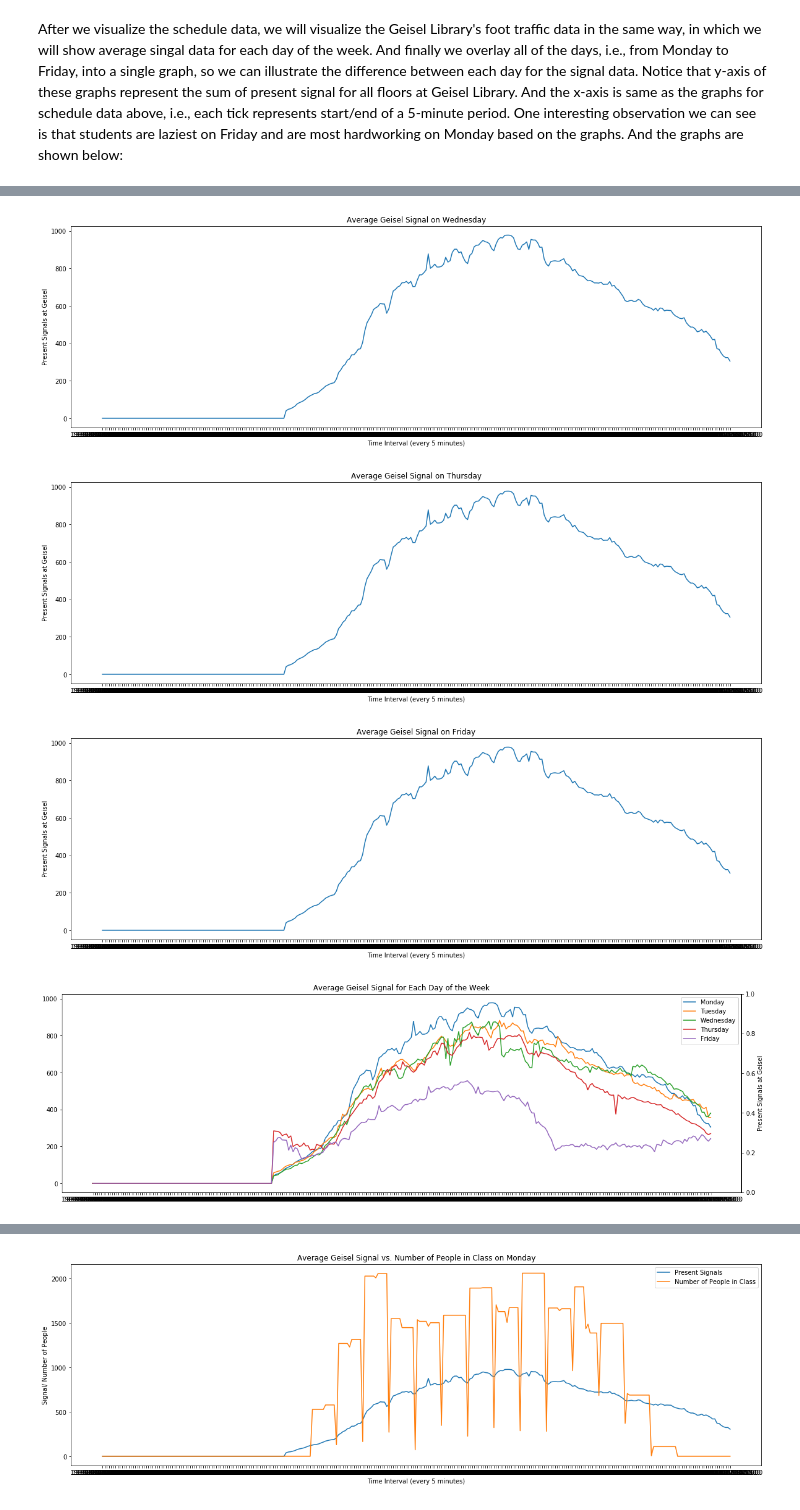
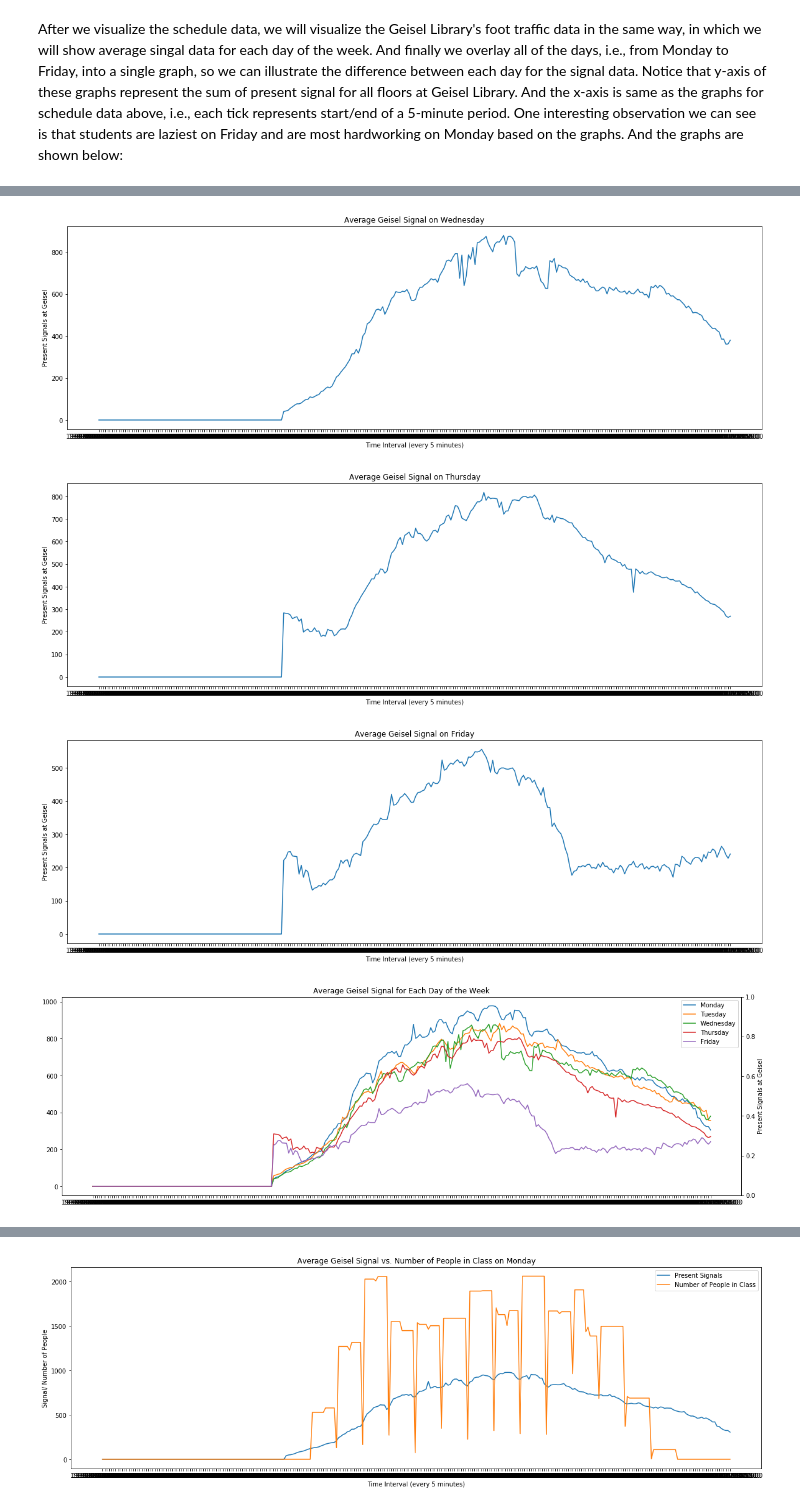
Before and after one commit to kelvinluime/Pr_059, a Jupyter notebook: FinalProject.ipynb, the cells around one changed output, grey strips where cells are left out. Drawn from its saved outputs; the diff is of its cells as text; code cells hidden in the pictures.

```diff
--- a/FinalProject.ipynb
+++ b/FinalProject.ipynb
@@ -1064,22 +1216,22 @@ plt.title('Average Geisel Signal on Monday')
 plt.xlabel('Time Interval (every 5 minutes)')
 plt.ylabel('Present Signals at Geisel')
 plt.show()
-plt.plot(tuesday_geisel_average_df['Time_Stamp'], monday_geisel_average_df['Present_Signals'])
+plt.plot(tuesday_geisel_average_df['Time_Stamp'], tuesday_geisel_average_df['Present_Signals'])
 plt.title('Average Geisel Signal on Tuesday')
 plt.xlabel('Time Interval (every 5 minutes)')
 plt.ylabel('Present Signals at Geisel')
 plt.show()
-plt.plot(wednesday_geisel_average_df['Time_Stamp'], monday_geisel_average_df['Present_Signals'])
+plt.plot(wednesday_geisel_average_df['Time_Stamp'], wednesday_geisel_average_df['Present_Signals'])
 plt.title('Average Geisel Signal on Wednesday')
 plt.xlabel('Time Interval (every 5 minutes)')
 plt.ylabel('Present Signals at Geisel')
 plt.show()
-plt.plot(thursday_geisel_average_df['Time_Stamp'], monday_geisel_average_df['Present_Signals'])
+plt.plot(thursday_geisel_average_df['Time_Stamp'], thursday_geisel_average_df['Present_Signals'])
 plt.title('Average Geisel Signal on Thursday')
 plt.xlabel('Time Interval (every 5 minutes)')
 plt.ylabel('Present Signals at Geisel')
 plt.show()
-plt.plot(friday_geisel_average_df['Time_Stamp'], monday_geisel_average_df['Present_Signals'])
+plt.plot(friday_geisel_average_df['Time_Stamp'], friday_geisel_average_df['Present_Signals'])
 plt.title('Average Geisel Signal on Friday')
 plt.xlabel('Time Interval (every 5 minutes)')
 plt.ylabel('Present Signals at Geisel')
@@ -1104,5 +1256,5 @@ plt.show()
-[figure, old version]
+[figure, new version]
-[figure, old version]
+[figure, new version]
-[figure, old version]
+[figure, new version]
 [figure]
 # %% [markdown]
```
Also changed, not shown: parts of 25 cells of this notebook, 10 other files.
